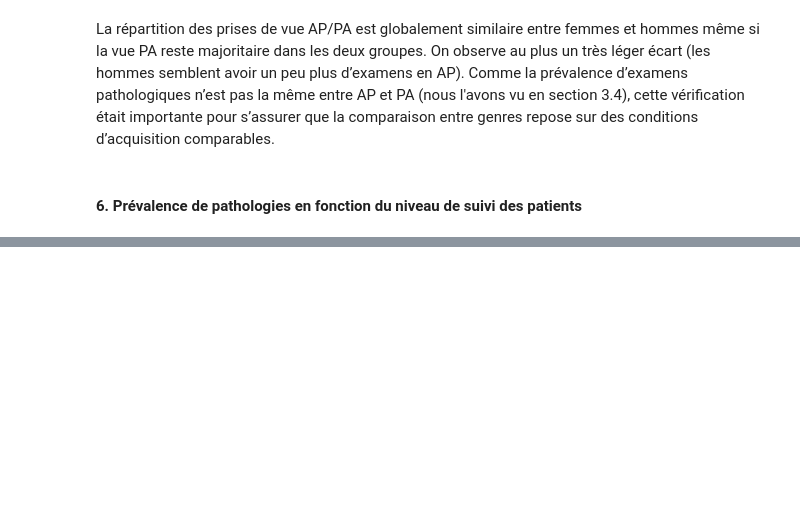
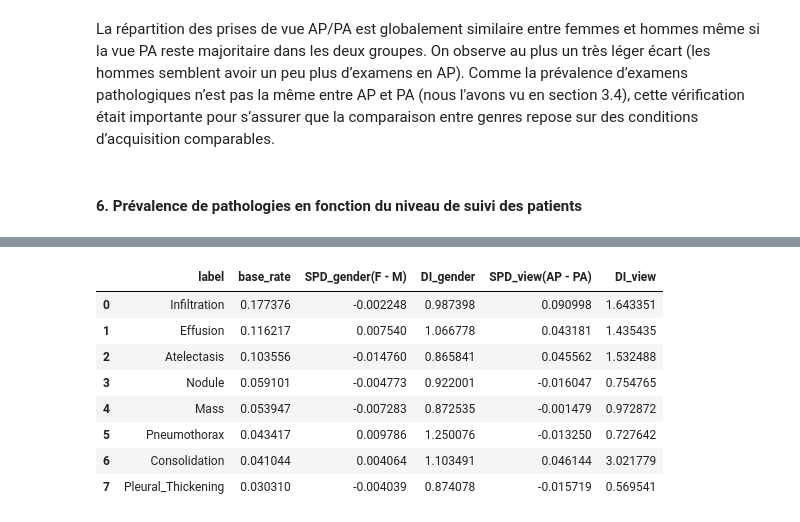
Before and after one commit to EagleForce14/Fairness, a Jupyter notebook: Mi-Projet/Mi-Projet-BRION.ipynb, the cells around one changed output, grey strips where cells are left out. Saved outputs shown, nothing was run; the diff lists cells and outputs as text; code cells hidden in the pictures; blank space fills up the shorter version.

```diff
--- a/Mi-Projet/Mi-Projet-BRION.ipynb
+++ b/Mi-Projet/Mi-Projet-BRION.ipynb
@@ -159,0 +162,2 @@ Name: count, dtype: int64
+# %%
+df["gender_bin"] = (df["Patient Gender"] == "M").astype(int)
@@ -159,0 +168,2 @@ Name: count, dtype: int64
+# %%
+df["view_bin"] = (df["View Position"] == "PA").astype(int)
@@ -160,3 +181,6 @@ Name: count, dtype: int64
+# %%
+# 1 = faible niveau de suivi (peu d'examens), 0 = suivi élevé
+df["low_follow_bin"] = (df["nb_exams"] <= 3).astype(int)
 # %% [markdown]
 Observons la distribution du nombre d'examens par patient afin de repérer les patients multi-examens :
 # %%
@@ -507,0 +631,8 @@ Comme la prévalence d’examens pathologiques n’est pas la même entre AP et
+# %%
+# on veut une ligne (examen, label).
+long = df.assign(label=df["Finding Labels"].str.split("|")).explode("label")
+# On enlève les "No Finding" car ce n'est pas une pathologie.
+long = long[long["label"] != "No Finding"]
+# On récupère les labels les plus fréquents.
+top_labels = long["label"].value_counts().head(8).index.tolist()
+top_labels
@@ -507,0 +648,36 @@ Comme la prévalence d’examens pathologiques n’est pas la même entre AP et
+# %%
+# Permet de construire y_true (0/1) indiquant si le label est présent dans l’examen.
+# Remarque :
+# On utilise une expression de type regex pour forcer un
+# match exact du label dans la liste séparée par "|"
+def y_true_for_label(label):
+    return df["Finding Labels"].str.contains(rf'(^|\|){label}(\||$)', regex=True).astype(int).values
+
+rows = []
+for lab in top_labels:
+    y_lab = y_true_for_label(lab)
+    # Métriques d'écart entre genres
+    m_g = get_metrics(y_true=y_lab, y_pred=None, prot_attr=df["gender_bin"].values, priv_group=1, pos_label=1)
+     # Métriques d'écart entre vues
+    m_v = get_metrics(y_true=y_lab, y_pred=None, prot_attr=df["view_bin"].values,   priv_group=1, pos_label=1)
+     # On stocke un résumé par label : prévalence (base_rate) + écarts (SPD/DI) par groupe
+    rows.append({
+        "label": lab,
+        "base_rate": m_g["base_rate_truth"],
+        "SPD_gender(F - M)": m_g["statistical_parity_difference"],
+        "DI_gender": m_g["disparate_impact_ratio"],
+        "SPD_view(AP - PA)": m_v["statistical_parity_difference"],
+        "DI_view": m_v["disparate_impact_ratio"],
+    })
+
+pd.DataFrame(rows).sort_values("base_rate", ascending=False)
+# %% [output]
+|  | label | base_rate | SPD_gender(F - M) | DI_gender | SPD_view(AP - PA) | DI_view |
+| 0 | Infiltration | 0.177376 | -0.002248 | 0.987398 | 0.090998 | 1.643351 |
+| 1 | Effusion | 0.116217 | 0.007540 | 1.066778 | 0.043181 | 1.435435 |
+| 2 | Atelectasis | 0.103556 | -0.014760 | 0.865841 | 0.045562 | 1.532488 |
+| 3 | Nodule | 0.059101 | -0.004773 | 0.922001 | -0.016047 | 0.754765 |
+| 4 | Mass | 0.053947 | -0.007283 | 0.872535 | -0.001479 | 0.972872 |
+| 5 | Pneumothorax | 0.043417 | 0.009786 | 1.250076 | -0.013250 | 0.727642 |
+| 6 | Consolidation | 0.041044 | 0.004064 | 1.103491 | 0.046144 | 3.021779 |
+| 7 | Pleural_Thickening | 0.030310 | -0.004039 | 0.874078 | -0.015719 | 0.569541 |
```
Also changed, not shown: parts of 17 cells of this notebook.
